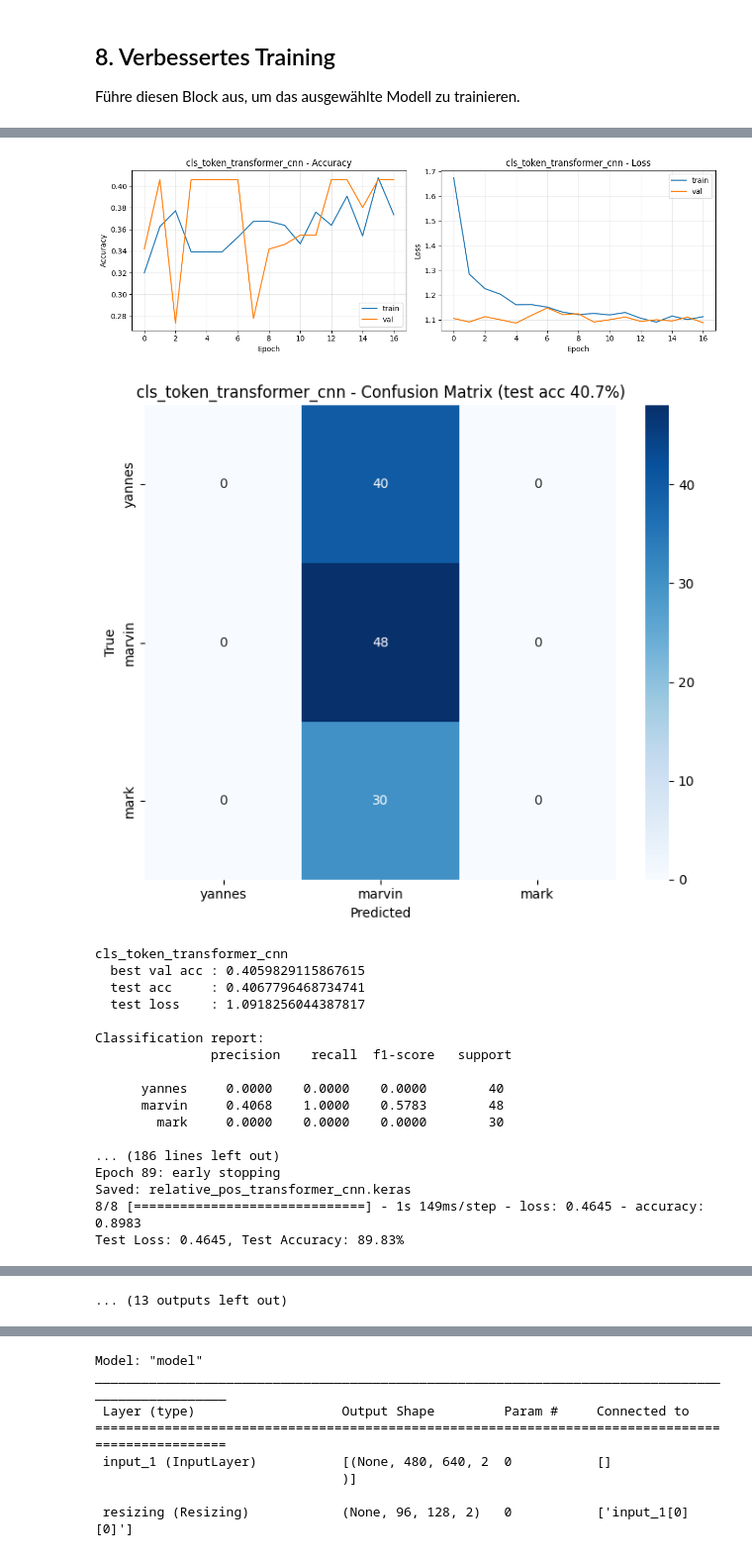
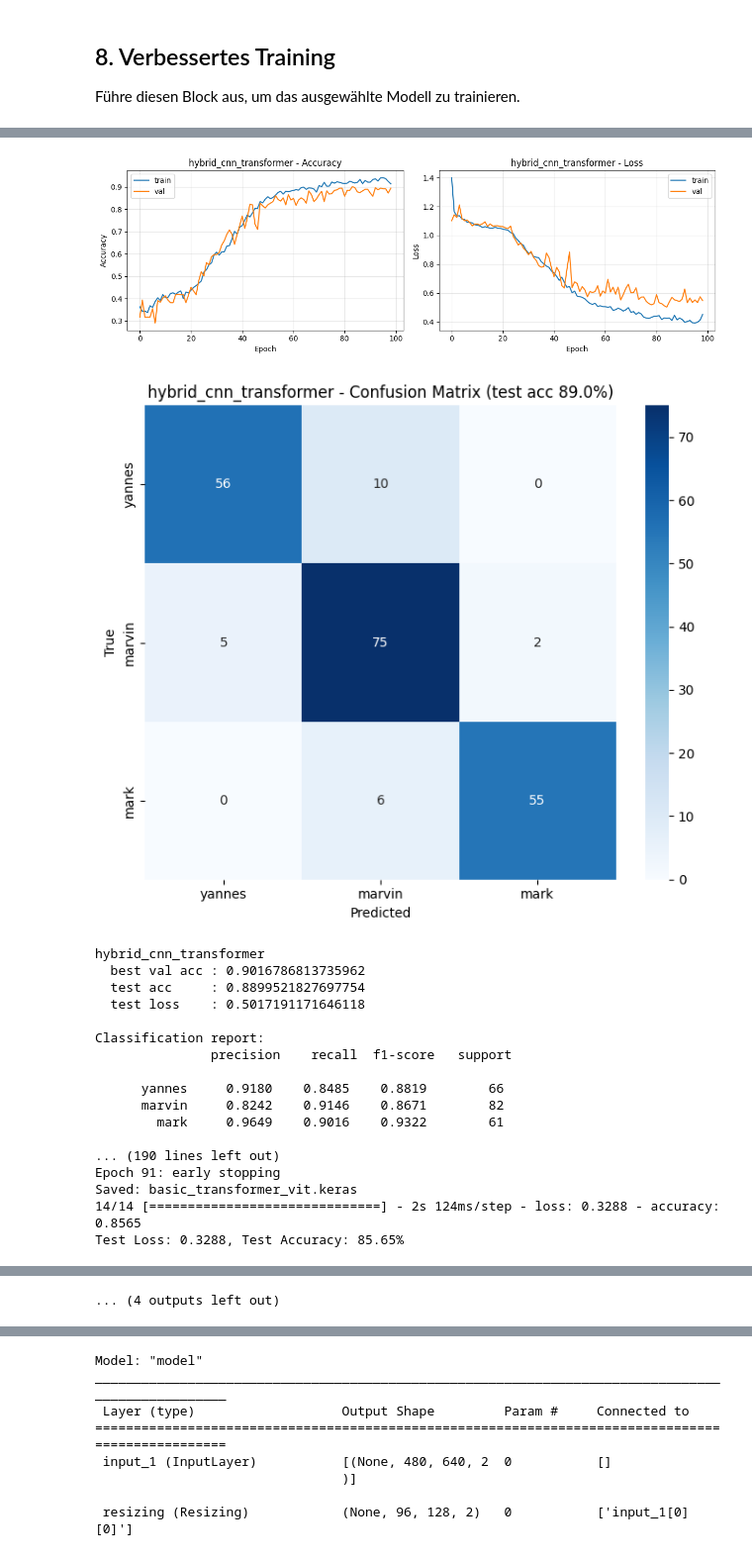
Before and after one commit to T2brozz/neuroAi, a Jupyter notebook: notebooks/traditionalNN/cnn.ipynb, the cells around one changed output, grey strips where cells are left out. Shown at 99% size. Saved outputs shown, nothing was run; the diff lists cells and outputs as text; code cells hidden in the pictures.

```diff
--- a/notebooks/traditionalNN/cnn.ipynb
+++ b/notebooks/traditionalNN/cnn.ipynb
@@ -1437,7 +1410,7 @@ print('Run dir:', run_dir.resolve())
 
 results = {}
 trained_models = {}  # optional: im RAM behalten
-models = [model, modela, modelb, modelc, modeld, modele, modelf, modelg]
+models = [modele,   modelc, modeld,  model, modela,  ] #modelb,modelf, modelg
 for mdl in models:
     print('\n' + '='*80)
     print('Training:', mdl.name)
@@ -1600,19 +1573,19 @@ Test Loss: 1.0918, Test Accuracy: 40.68%
-[figure, old version]
+[figure, new version]
-[figure, old version]
+[figure, new version]
-cls_token_transformer_cnn
-  best val acc : 0.4059829115867615
-  test acc     : 0.4067796468734741
-  test loss    : 1.0918256044387817
+hybrid_cnn_transformer
+  best val acc : 0.9016786813735962
+  test acc     : 0.8899521827697754
+  test loss    : 0.5017191171646118
 
 Classification report:
                precision    recall  f1-score   support
 
-      yannes     0.0000    0.0000    0.0000        40
-      marvin     0.4068    1.0000    0.5783        48
-        mark     0.0000    0.0000    0.0000        30
+      yannes     0.9180    0.8485    0.8819        66
+      marvin     0.8242    0.9146    0.8671        82
+        mark     0.9649    0.9016    0.9322        61
 
-... (186 lines left out)
-Epoch 89: early stopping
-Saved: relative_pos_transformer_cnn.keras
-8/8 [==============================] - 1s 149ms/step - loss: 0.4645 - accuracy: 0.8983
-Test Loss: 0.4645, Test Accuracy: 89.83%
+... (190 lines left out)
+Epoch 91: early stopping
+Saved: basic_transformer_vit.keras
+14/14 [==============================] - 2s 124ms/step - loss: 0.3288 - accuracy: 0.8565
+Test Loss: 0.3288, Test Accuracy: 85.65%
@@ -1621,4 +1594,4 @@ Test Loss: 0.4645, Test Accuracy: 89.83%
-... (13 outputs left out)
+... (4 outputs left out)
 # %%
 # ============================================================================
 # VERGLEICH (alle Modelle) - Tabelle + Plots
```
Also changed, not shown: parts of 14 cells of this notebook, 1 other file.
